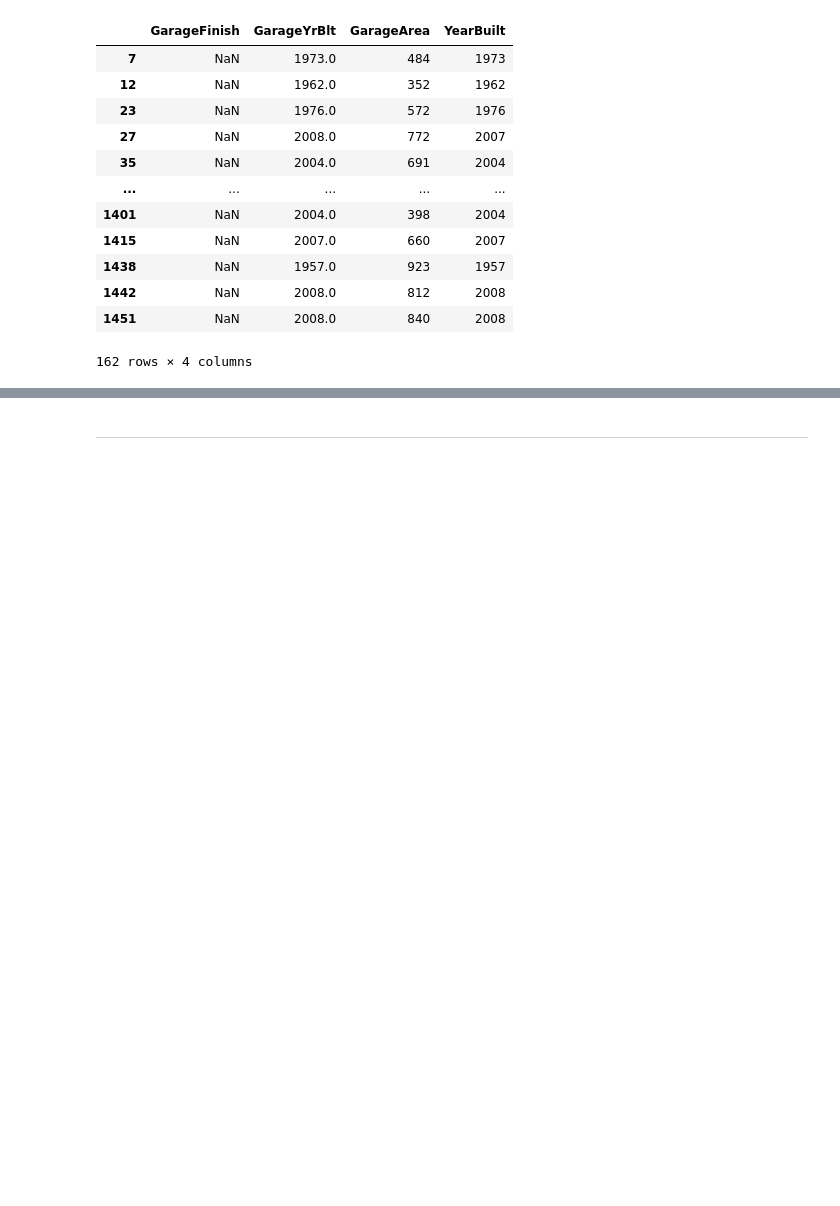
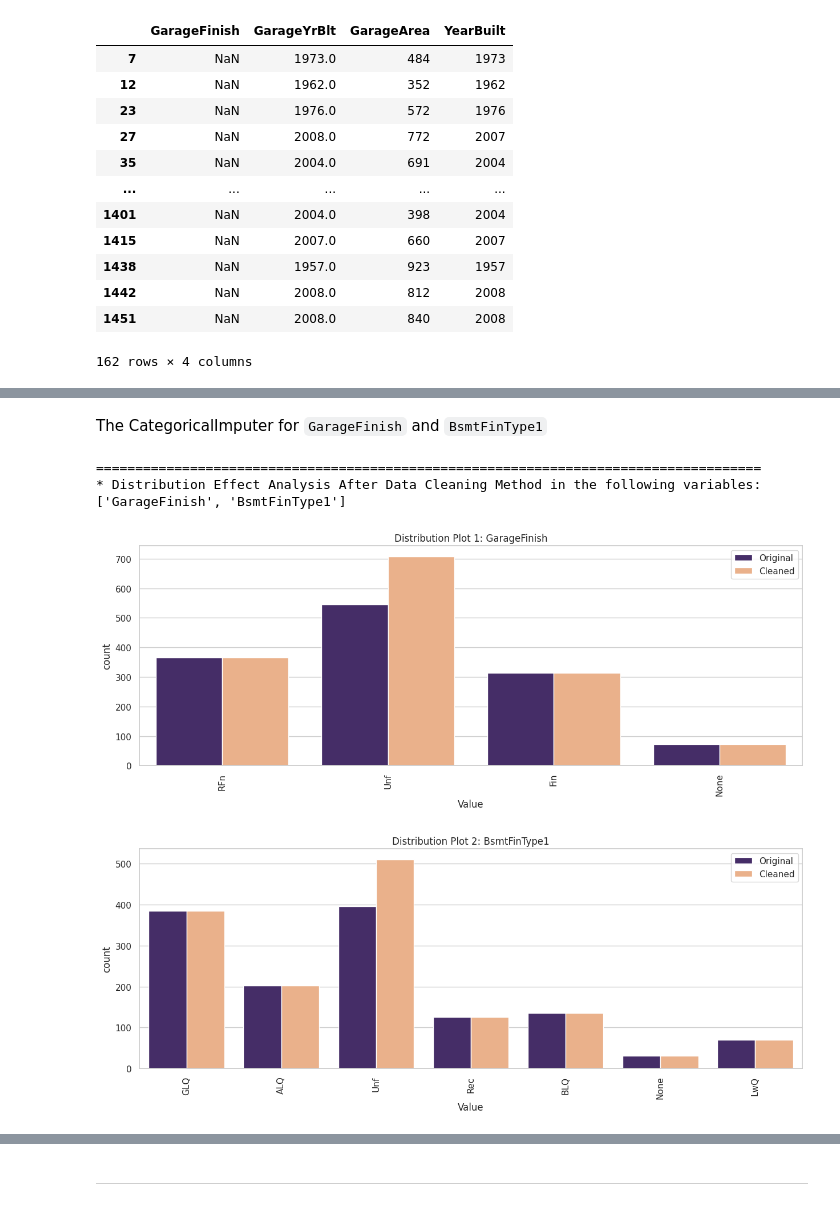
Before and after one commit to Samuel-Dainton/Heritage-Housing-Issues-P5, a Jupyter notebook: jupyter_notebooks/03 - Data Cleaning.ipynb, the cells around one changed output, grey strips where cells are left out. Cells and saved outputs as stored; diff of their text form; code cells hidden in the pictures; blank space fills up the shorter version.

```diff
--- a/jupyter_notebooks/03 - Data Cleaning.ipynb
+++ b/jupyter_notebooks/03 - Data Cleaning.ipynb
@@ -393,0 +381,21 @@ df[['YearBuilt', 'GarageYrBlt']]
+# %% [markdown]
+The CategoricalImputer for `GarageFinish` and `BsmtFinType1`
+# %%
+from feature_engine.imputation import CategoricalImputer
+
+variables_method = ['GarageFinish', 'BsmtFinType1']
+variables_method
+
+imputer = CategoricalImputer(imputation_method='missing',fill_value='Unf',
+                             variables=variables_method)
+df_method = imputer.fit_transform(df)
+
+DataCleaningEffect(df_original=df,
+                   df_cleaned=df_method,
+                   variables_applied_with_method=variables_method)
+# %% [output]
+=====================================================================================
+* Distribution Effect Analysis After Data Cleaning Method in the following variables:
+['GarageFinish', 'BsmtFinType1']
+[figure, added]
+[figure, added]
```
Also changed, not shown: parts of 41 cells of this notebook.
